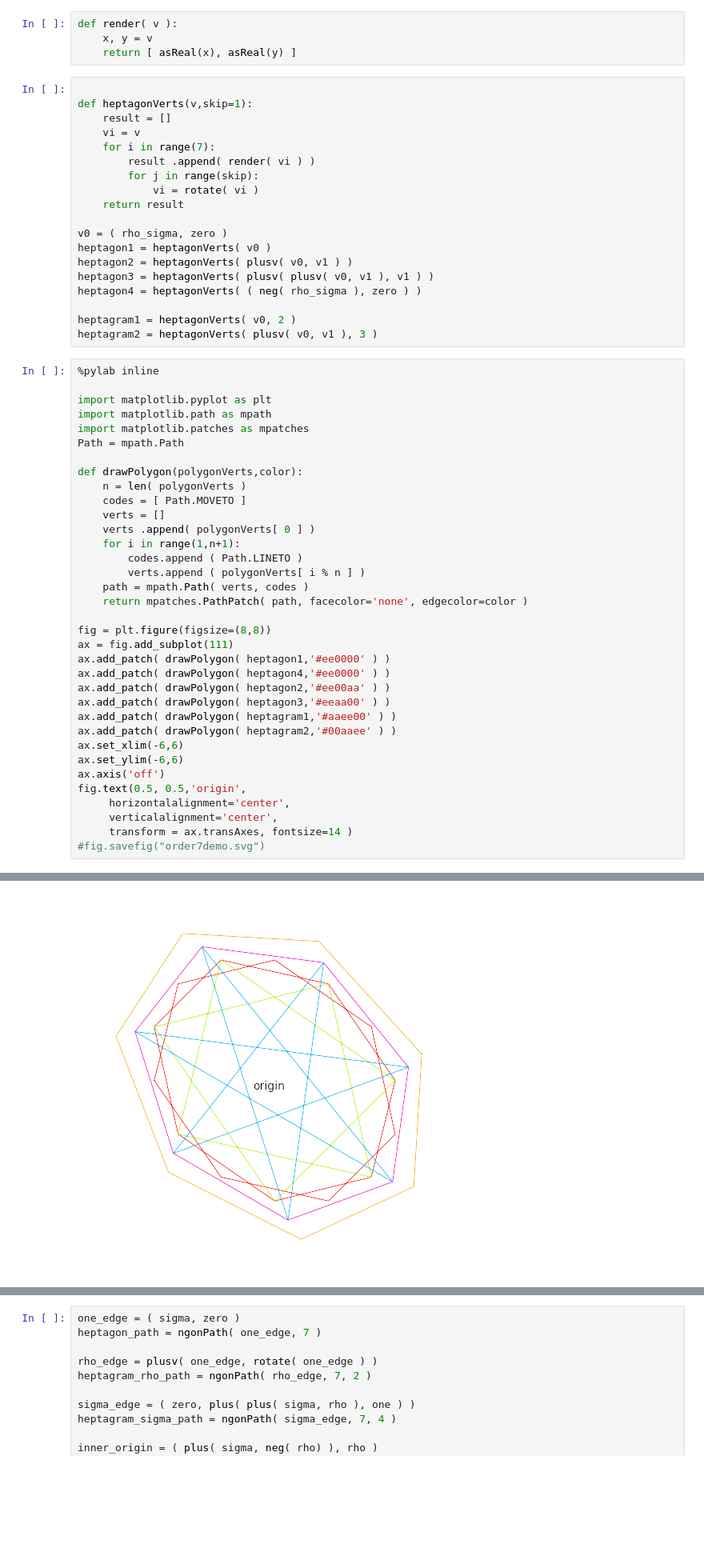
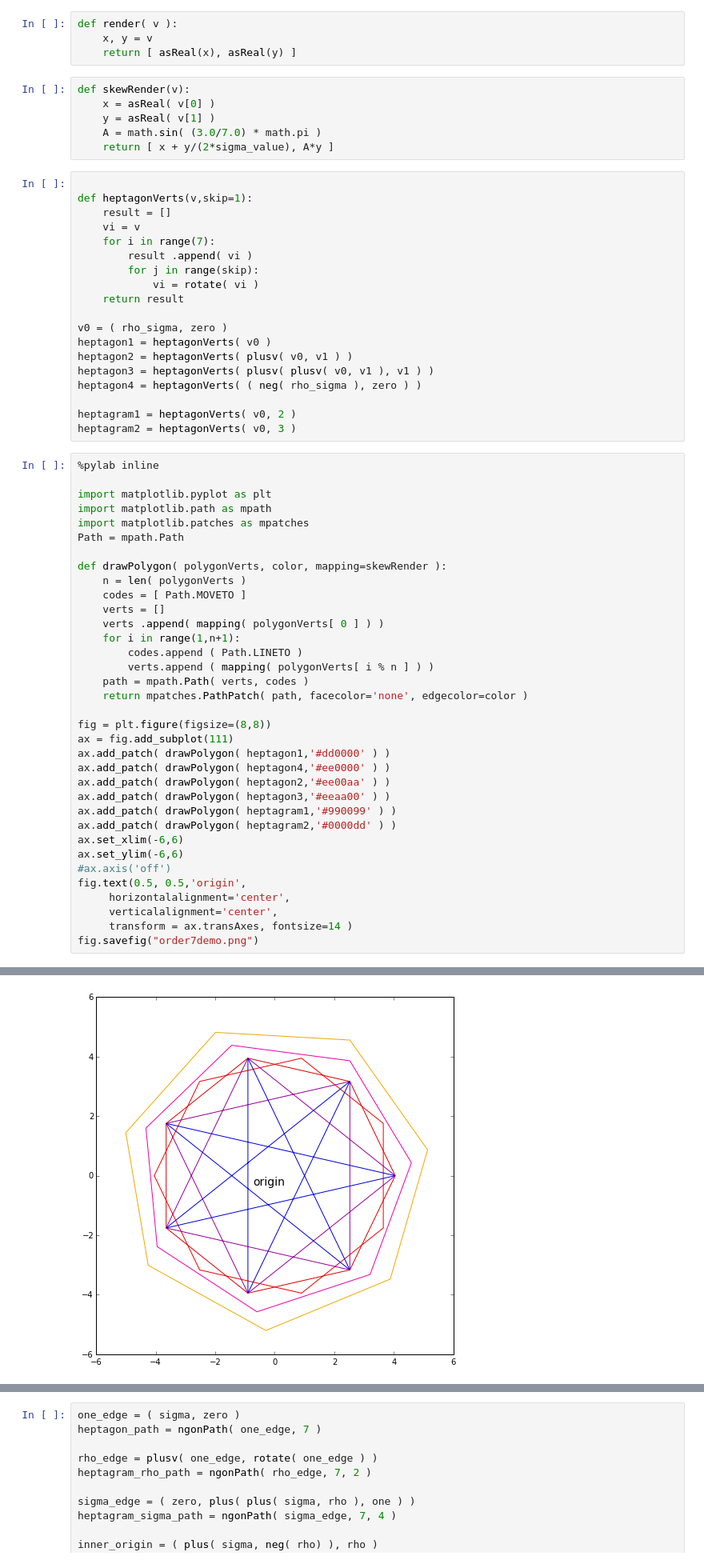
Before and after one commit to vorth/ipython, a Jupyter notebook: heptagons/Sevenfold Rotation.ipynb, the cells around one changed output, grey strips where cells are left out. Shown: that part at 80% size. Saved outputs shown, nothing was run; the diff lists cells and outputs as text; blank space fills up the shorter version.

Commit message:
updated format version; WIP on heptagon rotations notebook

```diff
--- a/heptagons/Sevenfold Rotation.ipynb
+++ b/heptagons/Sevenfold Rotation.ipynb
@@ -60,13 +63,19 @@ for i in range( 15 ):
 def render( v ):
     x, y = v
     return [ asReal(x), asReal(y) ]
+# %%
+def skewRender(v):
+    x = asReal( v[0] )
+    y = asReal( v[1] )
+    A = math.sin( (3.0/7.0) * math.pi )
+    return [ x + y/(2*sigma_value), A*y ]
 # %%
 
 def heptagonVerts(v,skip=1):
     result = []
     vi = v
     for i in range(7):
-        result .append( render( vi ) )
+        result .append( vi )
         for j in range(skip):
             vi = rotate( vi )
     return result
@@ -78,7 +87,7 @@ heptagon3 = heptagonVerts( plusv( plusv( v0, v1 ), v1 ) )
 heptagon4 = heptagonVerts( ( neg( rho_sigma ), zero ) )
 
 heptagram1 = heptagonVerts( v0, 2 )
-heptagram2 = heptagonVerts( plusv( v0, v1 ), 3 )
+heptagram2 = heptagonVerts( v0, 3 )
 # %%
 %pylab inline
 
@@ -87,32 +96,32 @@ import matplotlib.path as mpath
 import matplotlib.patches as mpatches
 Path = mpath.Path
 
-def drawPolygon(polygonVerts,color):
+def drawPolygon( polygonVerts, color, mapping=skewRender ):
     n = len( polygonVerts )
     codes = [ Path.MOVETO ]
     verts = []
-    verts .append( polygonVerts[ 0 ] )
+    verts .append( mapping( polygonVerts[ 0 ] ) )
     for i in range(1,n+1):
         codes.append ( Path.LINETO )
-        verts.append ( polygonVerts[ i % n ] )
+        verts.append ( mapping( polygonVerts[ i % n ] ) )
     path = mpath.Path( verts, codes )
     return mpatches.PathPatch( path, facecolor='none', edgecolor=color )
 
 fig = plt.figure(figsize=(8,8))
 ax = fig.add_subplot(111)
-ax.add_patch( drawPolygon( heptagon1,'#ee0000' ) )
+ax.add_patch( drawPolygon( heptagon1,'#dd0000' ) )
 ax.add_patch( drawPolygon( heptagon4,'#ee0000' ) )
 ax.add_patch( drawPolygon( heptagon2,'#ee00aa' ) )
 ax.add_patch( drawPolygon( heptagon3,'#eeaa00' ) )
-ax.add_patch( drawPolygon( heptagram1,'#aaee00' ) )
-ax.add_patch( drawPolygon( heptagram2,'#00aaee' ) )
+ax.add_patch( drawPolygon( heptagram1,'#990099' ) )
+ax.add_patch( drawPolygon( heptagram2,'#0000dd' ) )
 ax.set_xlim(-6,6)
 ax.set_ylim(-6,6)
-ax.axis('off')
+#ax.axis('off')
 fig.text(0.5, 0.5,'origin',
      horizontalalignment='center',
      verticalalignment='center',
      transform = ax.transAxes, fontsize=14 )
-#fig.savefig("order7demo.svg")
+fig.savefig("order7demo.png")
 # %% [output]
 Populating the interactive namespace from numpy and matplotlib
@@ -120 +128 @@ Populating the interactive namespace from numpy and matplotlib
-[figure, old version]
+[figure, new version]
```
Also changed, not shown: parts of 8 cells of this notebook, 4 other files.
